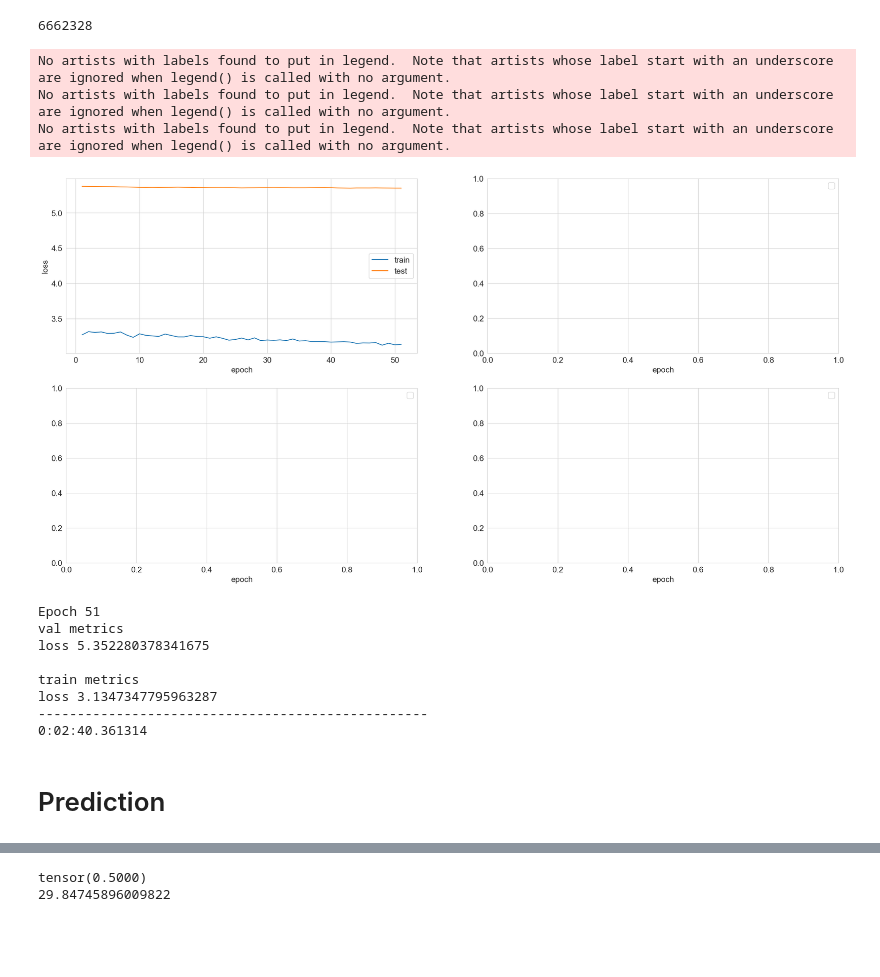
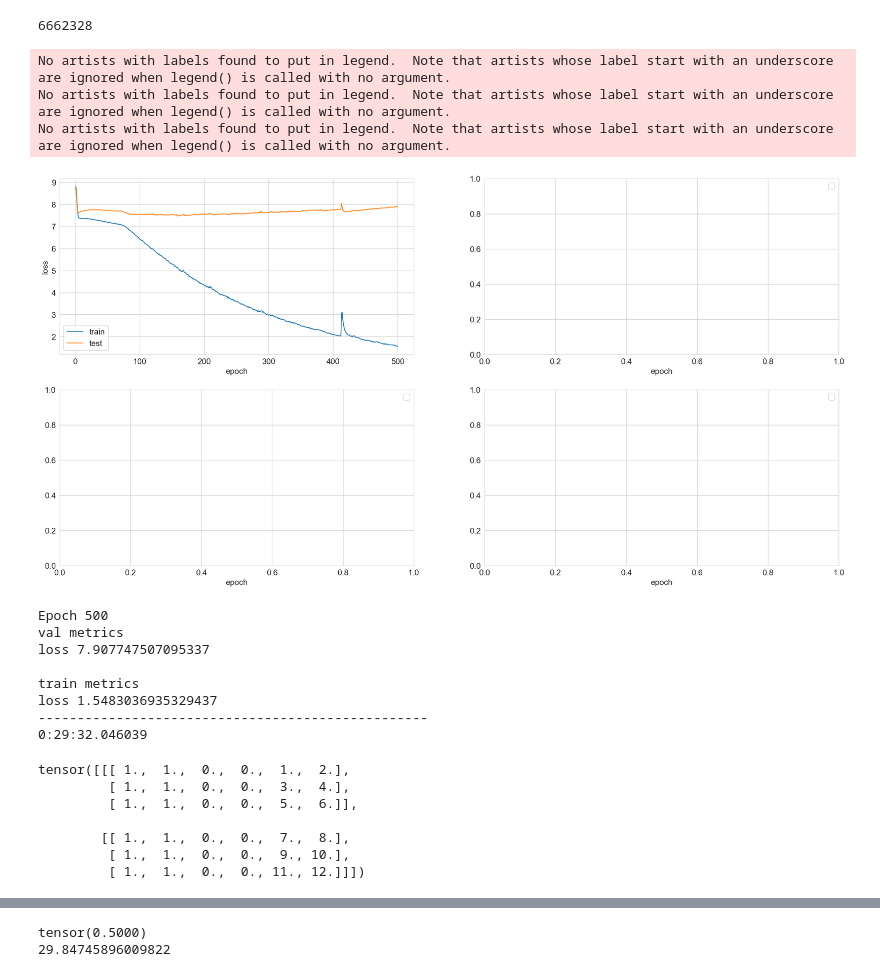
Before and after one commit to Kulikov17/seo-optimization-product-cards, a Jupyter notebook: notebooks/image_captioning_RNN.ipynb, the cells around one changed output, grey strips where cells are left out. Cells and saved outputs as stored; diff of their text form; code cells hidden in the pictures; blank space fills up the shorter version.

```diff
--- a/notebooks/image_captioning_RNN.ipynb
+++ b/notebooks/image_captioning_RNN.ipynb
@@ -746,7 +760,7 @@ sum(param.numel() for param in model.parameters())
 # %% [output]
 6662328
 # %%
-NUM_EPOCHS = 51
+NUM_EPOCHS = 500
 
 # model = model.to(device)
 optimizer = torch.optim.AdamW(
@@ -761,30 +775,43 @@ model, optimizer = accelerator.prepare(model, optimizer)
-# %%
-trainer = Trainer(
-            model,
-            optimizer,
-            None,
-            criterion,
-            accelerator,
-            device,
-        )
-
-a = datetime.now()
-train_losses, test_losses, train_metrics, test_metrics = trainer.train(
-            train_loader, val_loader, NUM_EPOCHS, plot=True, calculate_metrics=False, metrics_freq=100)
-b = datetime.now()
-print(b - a)
-# %% [output]
-No artists with labels found to put in legend.  Note that artists whose label start with an underscore are ignored when legend() is called with no argument.
-No artists with labels found to put in legend.  Note that artists whose label start with an underscore are ignored when legend() is called with no argument.
-No artists with labels found to put in legend.  Note that artists whose label start with an underscore are ignored when legend() is called with no argument.
-[figure, removed]
-Epoch 51
-val metrics
-loss 5.352280378341675
-
-train metrics
-loss 3.1347347795963287
---------------------------------------------------
-0:02:40.361314
-# %% [markdown]
-# Prediction
+# %%
+trainer = Trainer(
+            model,
+            optimizer,
+            None,
+            criterion,
+            accelerator,
+            device,
+        )
+
+a = datetime.now()
+train_losses, test_losses, train_metrics, test_metrics = trainer.train(
+            train_loader, val_loader, NUM_EPOCHS, plot=True, calculate_metrics=False, metrics_freq=1000)
+b = datetime.now()
+print(b - a)
+# %% [output]
+No artists with labels found to put in legend.  Note that artists whose label start with an underscore are ignored when legend() is called with no argument.
+No artists with labels found to put in legend.  Note that artists whose label start with an underscore are ignored when legend() is called with no argument.
+No artists with labels found to put in legend.  Note that artists whose label start with an underscore are ignored when legend() is called with no argument.
+[figure, added]
+Epoch 500
+val metrics
+loss 7.907747507095337
+
+train metrics
+loss 1.5483036935329437
+--------------------------------------------------
+0:29:32.046039
+# %%
+one = torch.ones(2, 3, 2)
+zero = torch.zeros(2, 3, 2)
+three = torch.reshape(torch.arange(1,13), (2, 3, 2))
+
+a1 = torch.cat([one,zero], dim=-1)
+torch.cat([a1, three], dim=-1)
+# %% [output]
+tensor([[[ 1.,  1.,  0.,  0.,  1.,  2.],
+         [ 1.,  1.,  0.,  0.,  3.,  4.],
+         [ 1.,  1.,  0.,  0.,  5.,  6.]],
+
+        [[ 1.,  1.,  0.,  0.,  7.,  8.],
+         [ 1.,  1.,  0.,  0.,  9., 10.],
+         [ 1.,  1.,  0.,  0., 11., 12.]]])
```
Also changed, not shown: parts of 28 cells of this notebook, 1 other file.
